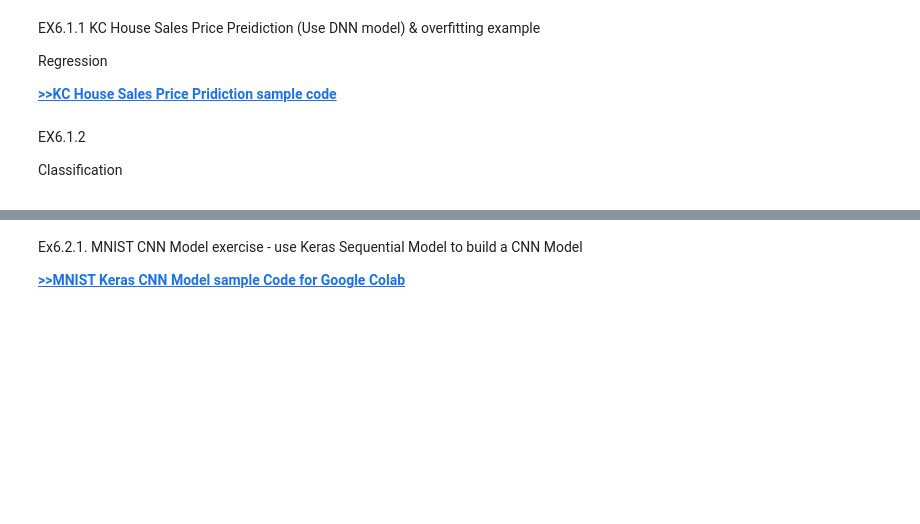
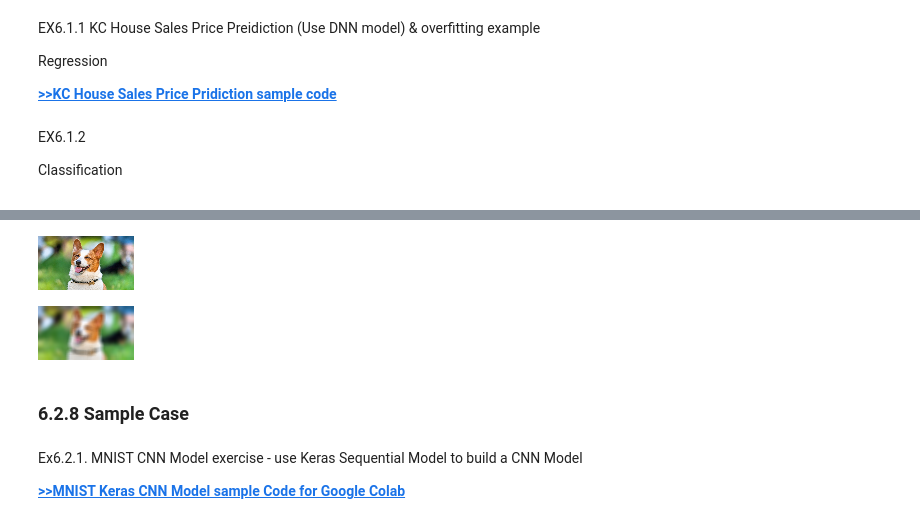
Before and after one commit to andyrkchang/THU_IE_AI_PROGRAM, a Jupyter notebook: 人工智慧導論.ipynb, the cells around one changed output, grey strips where cells are left out. Drawn from its saved outputs; the diff is of its cells as text; code cells hidden in the pictures; blank space fills up the shorter version.

```diff
--- a/人工智慧導論.ipynb
+++ b/人工智慧導論.ipynb
@@ -1090,3 +1210,14 @@ Flatten Layer
+# %%
+blur = cv2.blur(new_img,(5,5))
+
+cv2_imshow(new_img)
+cv2_imshow(blur)
+plt.show()
+# %% [output]
+[figure, added]
+[figure, added]
+# %% [markdown]
+### **6.2.8 Sample Case**
 # %% [markdown]
 Ex6.2.1. MNIST CNN Model exercise - use Keras Sequential Model to build a CNN Model
 
```
Also changed, not shown: parts of 31 cells of this notebook.
